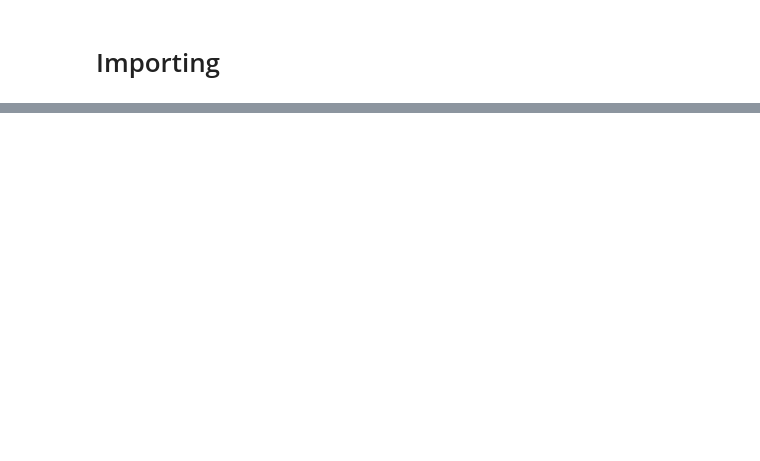
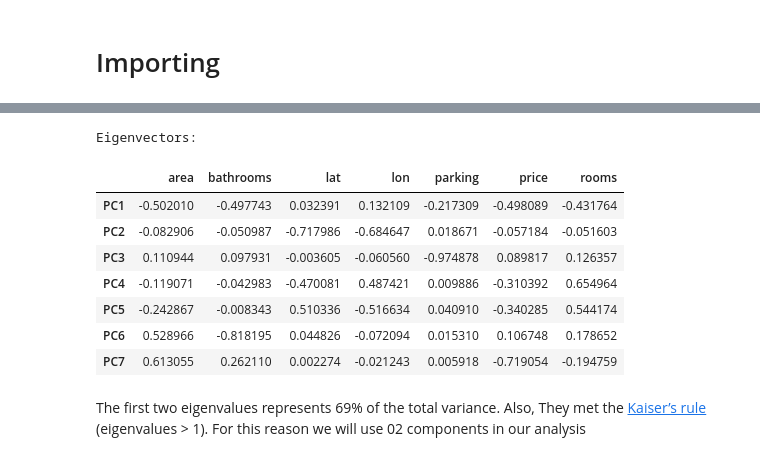
Before and after one commit to marcuszucareli/housing-data-insights, a Jupyter notebook: data_analysis.ipynb, the cells around one changed output, grey strips where cells are left out. Saved outputs shown, nothing was run; the diff lists cells and outputs as text; code cells hidden in the pictures; blank space fills up the shorter version.

```diff
--- a/data_analysis.ipynb
+++ b/data_analysis.ipynb
@@ -39,11 +116,15 @@ Used to verify rather the variables are related or not
 # %%
-correlation_matrix = df.corr(method='pearson')
+# Get correlation matix
+correlation_matrix = st_df.corr(method='pearson')
+
+# Invert the array so the diagonal of 1 goes from top left to bottom right instead of bottom left to top right (only for plotting purpose)
+inverted_array = correlation_matrix.values[::-1]
 
 # Visualize correlation matrix
 fig = go.Figure(data=go.Heatmap(
-    z=correlation_matrix.values,
+    z=inverted_array,
     x=correlation_matrix.columns,
-    y=correlation_matrix.columns,
+    y=correlation_matrix.columns.sort_values(ascending=False),
     colorscale=[
         [0, 'red'],
         [0.5, 'white'],
@@ -51,7 +132,7 @@ fig = go.Figure(data=go.Heatmap(
     ],
     zmin=-1,
     zmax=1,
-    text=correlation_matrix.values,
+    text=inverted_array,
     texttemplate='%{text:.2f}',
     colorbar=dict(title='Correlation')
 ))
@@ -59,7 +140,8 @@ fig = go.Figure(data=go.Heatmap(
 fig.update_layout(
     title='Correlation Matrix',
     xaxis=dict(side='top'),
+    width=600,
+    height=600
 )
 
-# Mostrar o gráfico no notebook
 fig.show()
@@ -65,0 +173,8 @@ fig.show()
+# %%
+# Get eigenvalues and eigenvectors
+eigenvalues, eigenvectors = np.linalg.eig(correlation_matrix)
+
+# Order eigenvalues and eigenvectors (descending)
+order_index = np.argsort(eigenvalues)[::-1]  # Índices para ordenar autovalores em ordem decrescente
+eigenvalues = eigenvalues[order_index]
+eigenvectors = eigenvectors[:, order_index].transpose()
@@ -65,0 +200,18 @@ fig.show()
+# %%
+# Eigenvectors data to visualize information
+printable_eigenvectors = pd.DataFrame(eigenvectors, columns=st_df.columns, index=[f'PC{i+1}' for i, value in enumerate(eigenvalues)])
+
+print('Eigenvectors:')
+printable_eigenvectors
+# %% [output]
+Eigenvectors:
+|  | area | bathrooms | lat | lon | parking | price | rooms |
+| PC1 | -0.502010 | -0.497743 | 0.032391 | 0.132109 | -0.217309 | -0.498089 | -0.431764 |
+| PC2 | -0.082906 | -0.050987 | -0.717986 | -0.684647 | 0.018671 | -0.057184 | -0.051603 |
+| PC3 | 0.110944 | 0.097931 | -0.003605 | -0.060560 | -0.974878 | 0.089817 | 0.126357 |
+| PC4 | -0.119071 | -0.042983 | -0.470081 | 0.487421 | 0.009886 | -0.310392 | 0.654964 |
+| PC5 | -0.242867 | -0.008343 | 0.510336 | -0.516634 | 0.040910 | -0.340285 | 0.544174 |
+| PC6 | 0.528966 | -0.818195 | 0.044826 | -0.072094 | 0.015310 | 0.106748 | 0.178652 |
+| PC7 | 0.613055 | 0.262110 | 0.002274 | -0.021243 | 0.005918 | -0.719054 | -0.194759 |
+# %% [markdown]
+The first two eigenvalues represents 69% of the total variance. Also, They met the [Kaiser’s rule](https://search.r-project.org/CRAN/refmans/EFAtools/html/KGC.html) (eigenvalues > 1). For this reason we will use 02 components in our analysis
```
Also changed, not shown: parts of 40 cells of this notebook, 1 other file.
